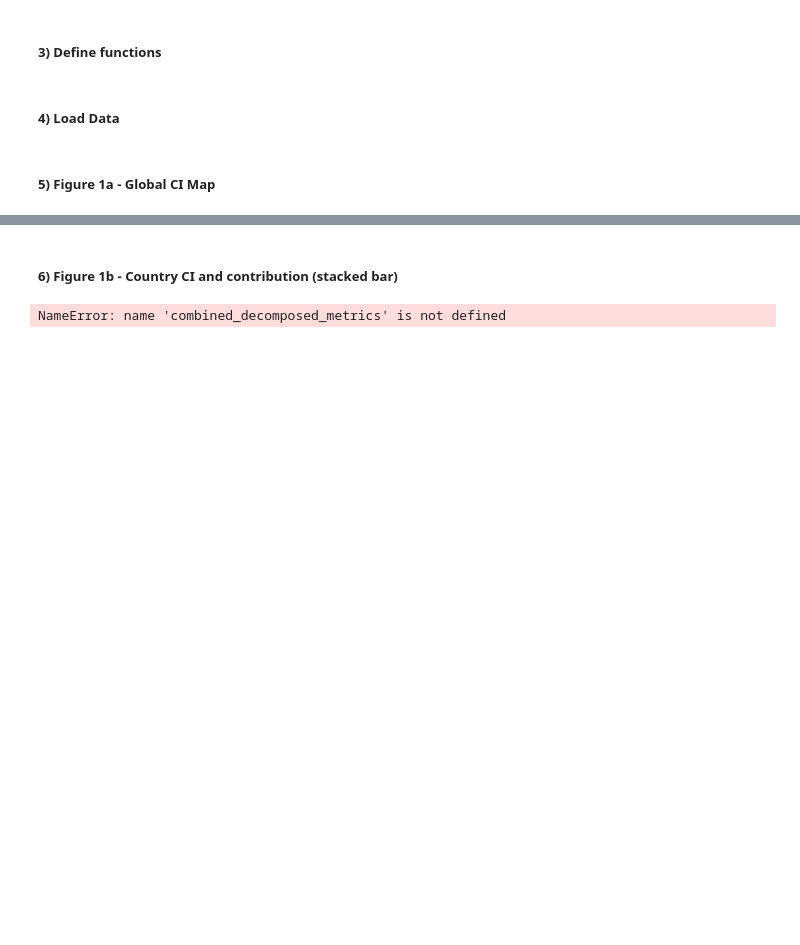
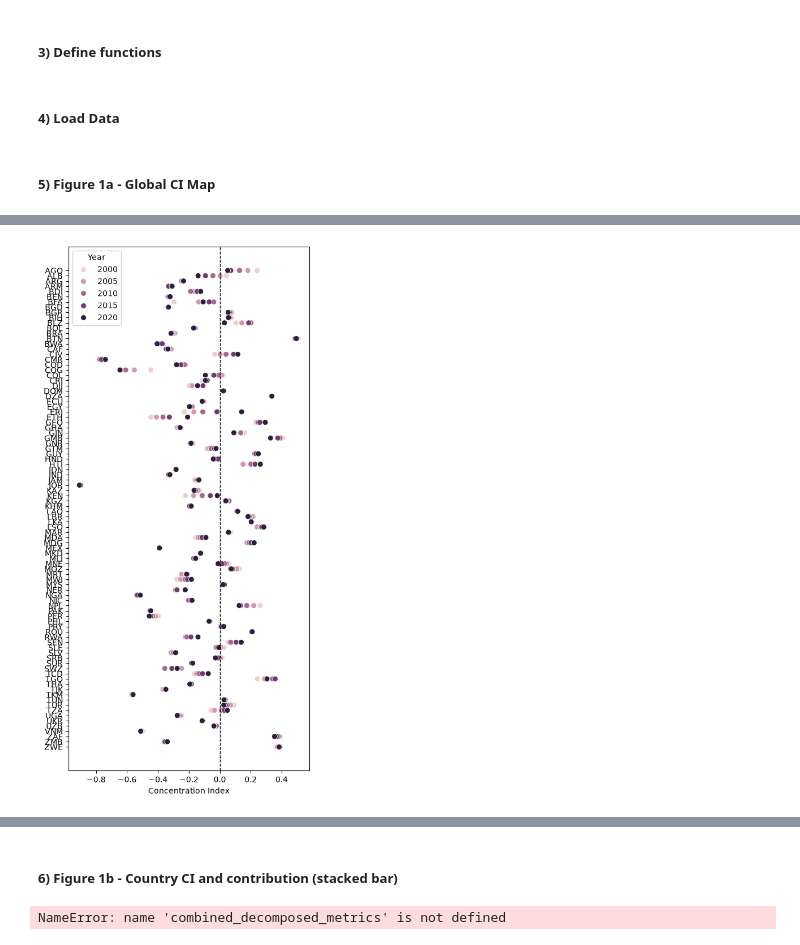
Before and after one commit to mvbnffc/flood-risk-inequality, a Jupyter notebook: notebooks/1_observed_figures_review.ipynb, the cells around one changed output, grey strips where cells are left out. Drawn from its saved outputs; the diff is of its cells as text; code cells hidden in the pictures; blank space fills up the shorter version.

```diff
--- a/notebooks/1_observed_figures_review.ipynb
+++ b/notebooks/1_observed_figures_review.ipynb
@@ -252,0 +285,7 @@ plt.show()
+# %%
+# Test CI change for exposure change
+metrics_2000 = combine_and_clean(countries, 'combined', 'all', 2000)
+metrics_2005 = combine_and_clean(countries, 'combined', 'all', 2005)
+metrics_2010 = combine_and_clean(countries, 'combined', 'all', 2010)
+metrics_2015 = combine_and_clean(countries, 'combined', 'all', 2015)
+metrics_2020 = combine_and_clean(countries, 'combined', 'all', 2020)
@@ -252,0 +303,4 @@ plt.show()
+# %%
+from functools import reduce
+filtered_combined = [filtered_2000, filtered_2005, filtered_2010, filtered_2015, filtered_2020]
+filtered_merged = reduce(lambda left, right: pd.merge(left, right, on='ISO3', how='outer'), filtered_combined)
@@ -252,0 +323,33 @@ plt.show()
+# %%
+df_long = filtered_merged.melt(
+    id_vars="ISO3",
+    value_vars=["CI_2000", "CI_2005", "CI_2010", "CI_2015", "CI_2020"],
+    var_name="year",
+    value_name="CI"
+)
+
+df_long["year"] = df_long["year"].str.replace("CI_", "").astype(int)
+# %%
+import matplotlib.pyplot as plt
+import seaborn as sns
+
+plt.figure(figsize=(5, 10))
+
+sns.scatterplot(
+    data=df_long,
+    x="CI",
+    y="ISO3",
+    hue="year",
+    s=50
+)
+
+plt.axvline(0, color="black", linewidth=1, linestyle="--")
+
+plt.xlabel("Concentration Index")
+plt.ylabel("")
+plt.legend(title="Year")
+
+plt.tight_layout()
+plt.show()
+# %% [output]
+[figure, added]
```
Also changed, not shown: parts of 17 cells of this notebook.
